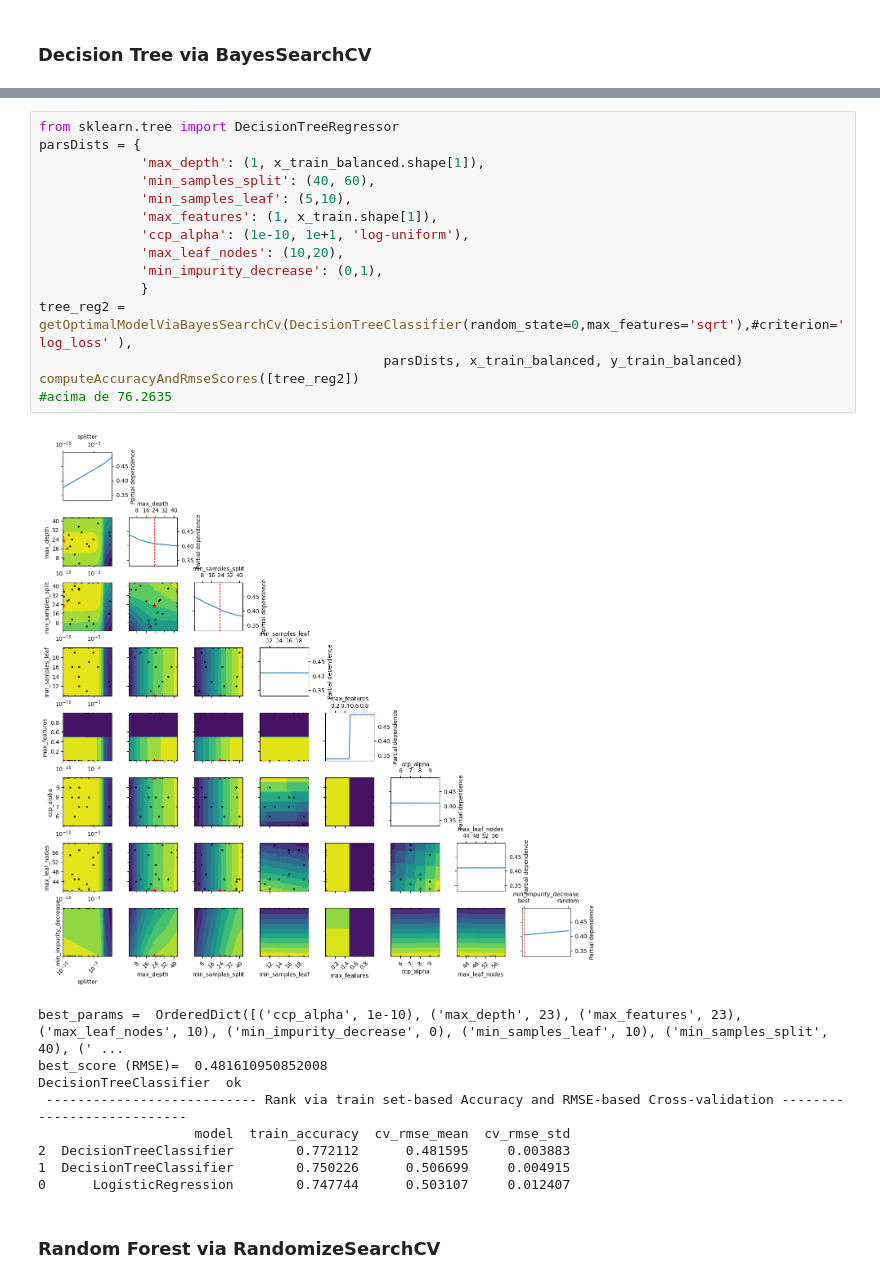
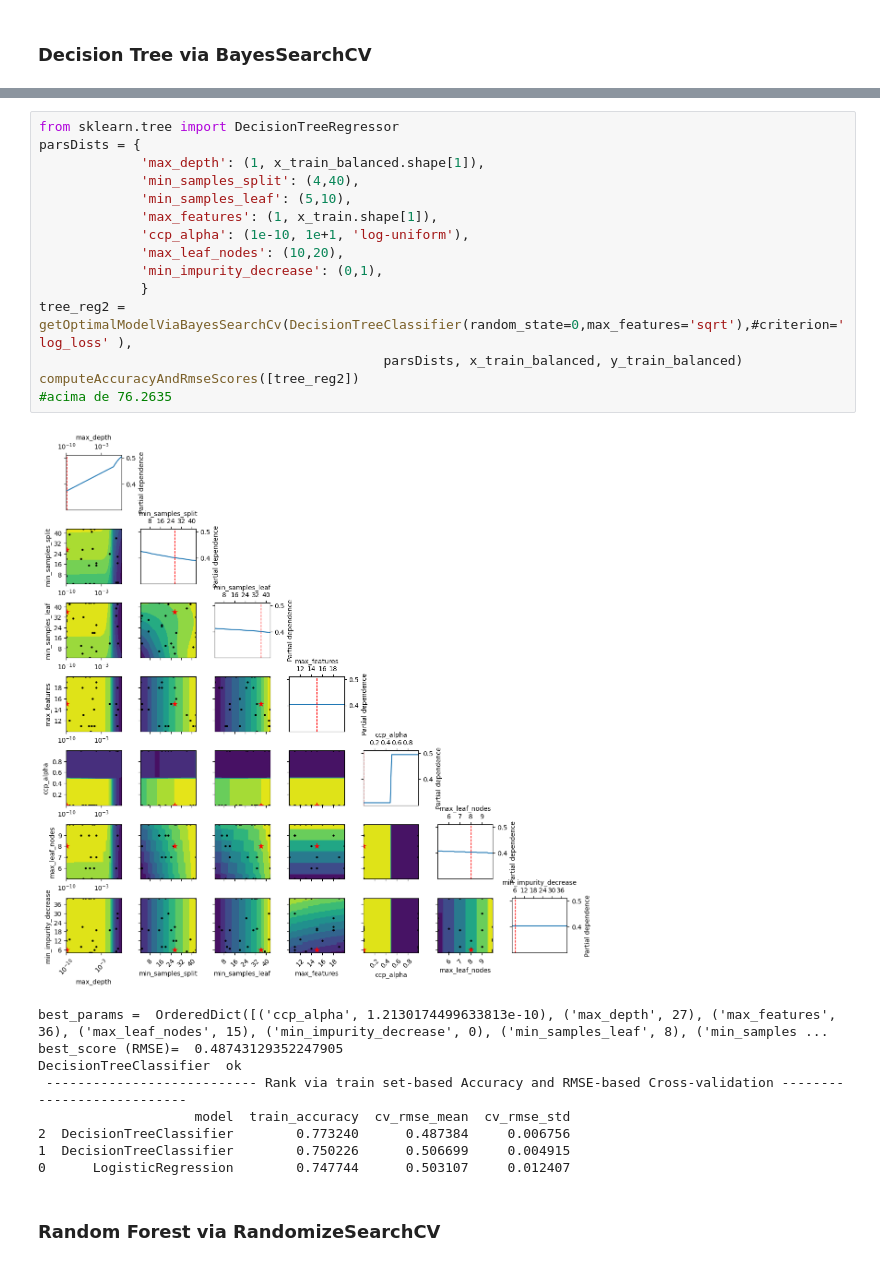
Before and after one commit to kaioreidela/Death_Prediction_in_ICU, a Jupyter notebook: Projeto_TI - final (1).ipynb, the cells around one changed output, grey strips where cells are left out. Cells and saved outputs as stored; diff of their text form.

Commit message:
ate decision tree

```diff
--- a/Projeto_TI - final (1).ipynb
+++ b/Projeto_TI - final (1).ipynb
@@ -1463,26 +1482,26 @@ DecisionTreeClassifier  ok
 # %%
 from sklearn.tree import DecisionTreeRegressor
 parsDists = {
              'max_depth': (1, x_train_balanced.shape[1]),
-             'min_samples_split': (40, 60),
+             'min_samples_split': (4,40),
              'min_samples_leaf': (5,10),
              'max_features': (1, x_train.shape[1]),
              'ccp_alpha': (1e-10, 1e+1, 'log-uniform'),
              'max_leaf_nodes': (10,20),
              'min_impurity_decrease': (0,1),
              }
 tree_reg2 = getOptimalModelViaBayesSearchCv(DecisionTreeClassifier(random_state=0,max_features='sqrt'),#criterion='log_loss' ),
                                             parsDists, x_train_balanced, y_train_balanced)
 computeAccuracyAndRmseScores([tree_reg2])
 #acima de 76.2635
 # %% [output]
-[figure, old version]
+[figure, new version]
-best_params =  OrderedDict([('ccp_alpha', 1e-10), ('max_depth', 23), ('max_features', 23), ('max_leaf_nodes', 10), ('min_impurity_decrease', 0), ('min_samples_leaf', 10), ('min_samples_split', 40), (' ...
-best_score (RMSE)=  0.481610950852008
+best_params =  OrderedDict([('ccp_alpha', 1.2130174499633813e-10), ('max_depth', 27), ('max_features', 36), ('max_leaf_nodes', 15), ('min_impurity_decrease', 0), ('min_samples_leaf', 8), ('min_samples ...
+best_score (RMSE)=  0.48743129352247905
 DecisionTreeClassifier  ok
  --------------------------- Rank via train set-based Accuracy and RMSE-based Cross-validation ---------------------------
                     model  train_accuracy  cv_rmse_mean  cv_rmse_std
-2  DecisionTreeClassifier        0.772112      0.481595     0.003883
+2  DecisionTreeClassifier        0.773240      0.487384     0.006756
 1  DecisionTreeClassifier        0.750226      0.506699     0.004915
 0      LogisticRegression        0.747744      0.503107     0.012407
 # %% [markdown]
```
Also changed, not shown: parts of 11 cells of this notebook.
